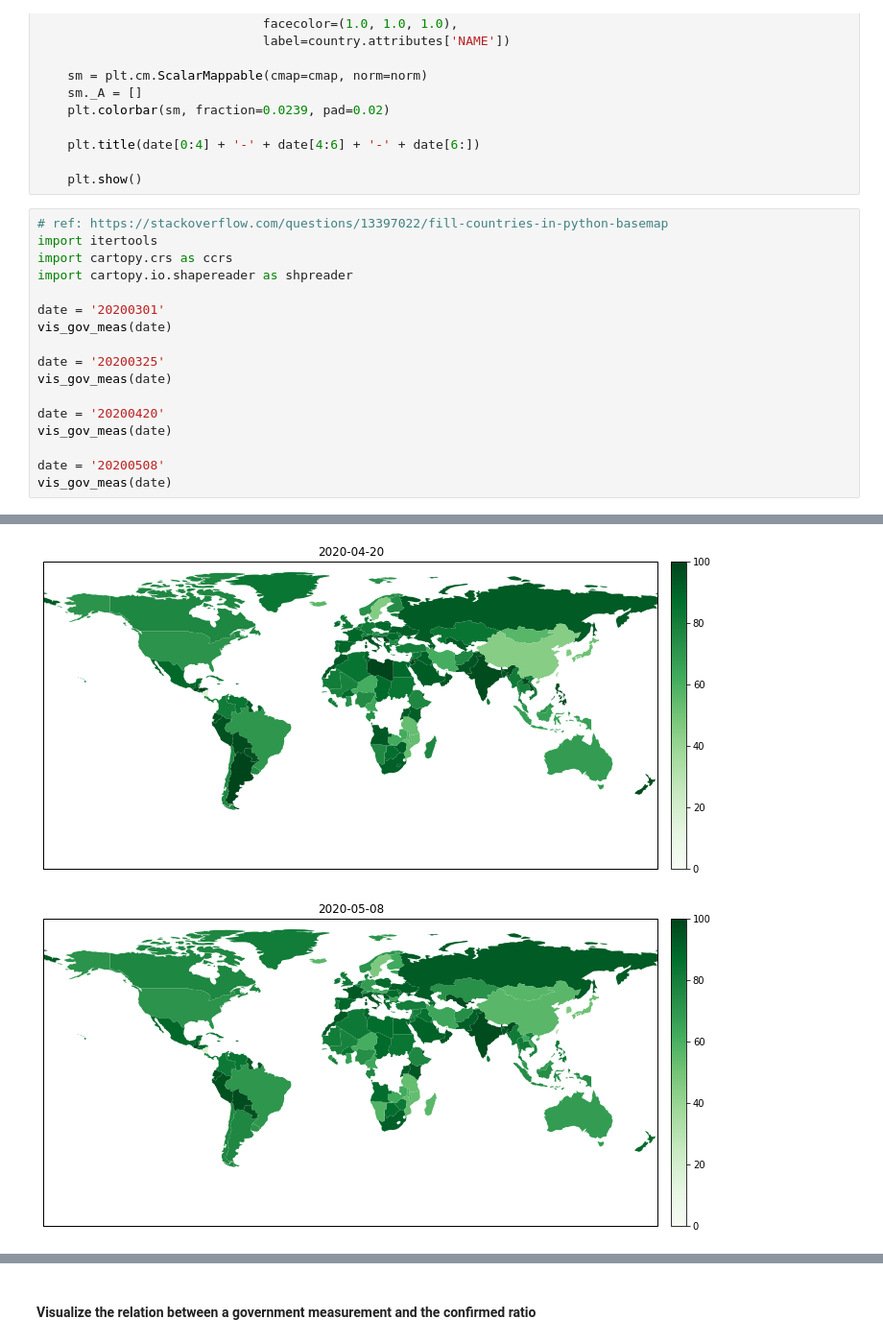
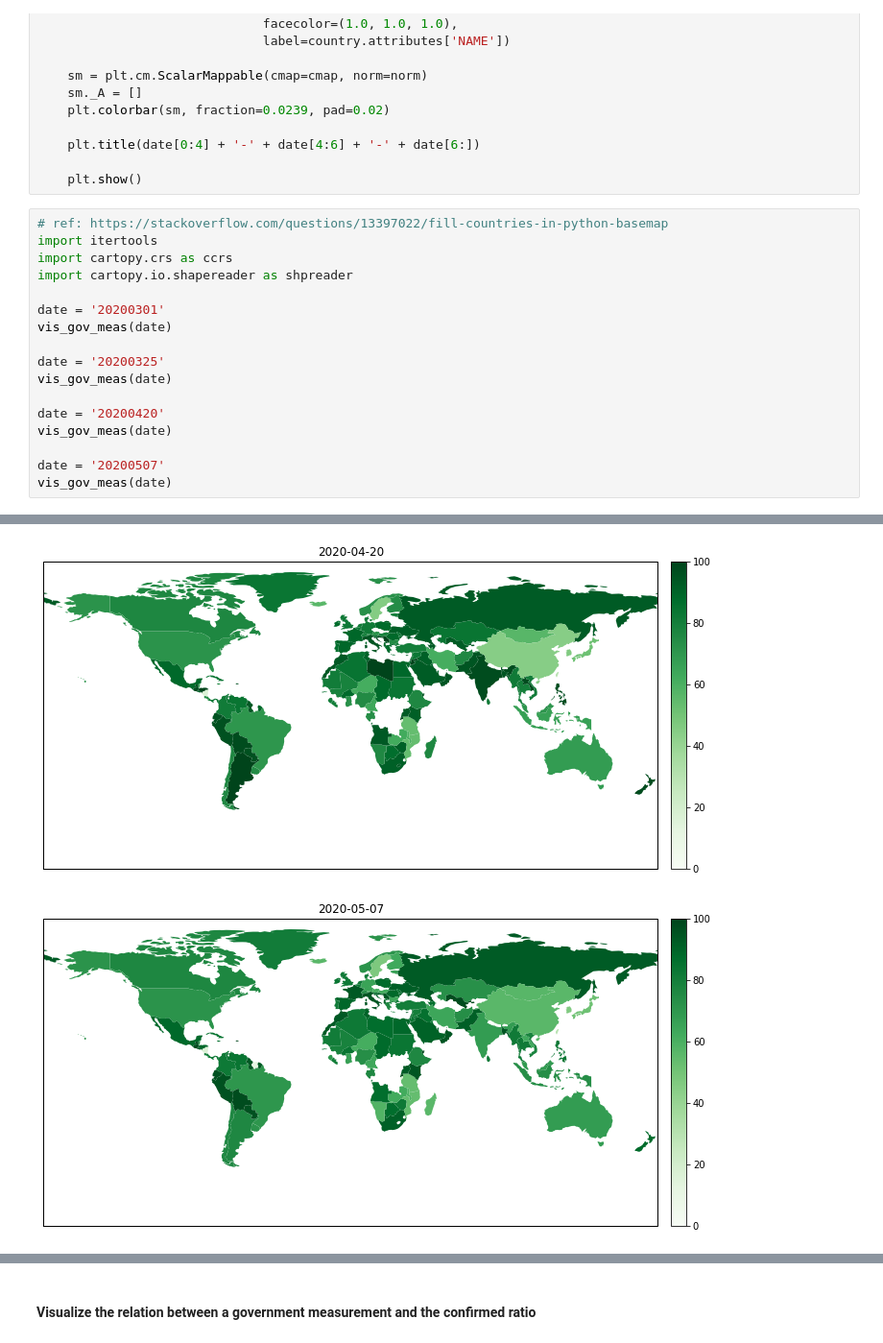
Before and after one commit to hhuang-code/big_data_project, a Jupyter notebook: part3/data_analysis.ipynb, the cells around one changed output, grey strips where cells are left out. Shown at 96% size. Saved outputs shown, nothing was run; the diff lists cells and outputs as text.

```diff
--- a/part3/data_analysis.ipynb
+++ b/part3/data_analysis.ipynb
@@ -160,22 +161,22 @@ def vis_gov_meas(date):
 # %%
 # ref: https://stackoverflow.com/questions/13397022/fill-countries-in-python-basemap
 import itertools
 import cartopy.crs as ccrs
 import cartopy.io.shapereader as shpreader
 
 date = '20200301'
 vis_gov_meas(date)
 
 date = '20200325'
 vis_gov_meas(date)
 
 date = '20200420'
 vis_gov_meas(date)
 
-date = '20200508'
+date = '20200507'
 vis_gov_meas(date)
 # %% [output]
 [figure]
 [figure]
 [figure]
-[figure, old version]
+[figure, new version]
```
Also changed, not shown: parts of 18 cells of this notebook.
